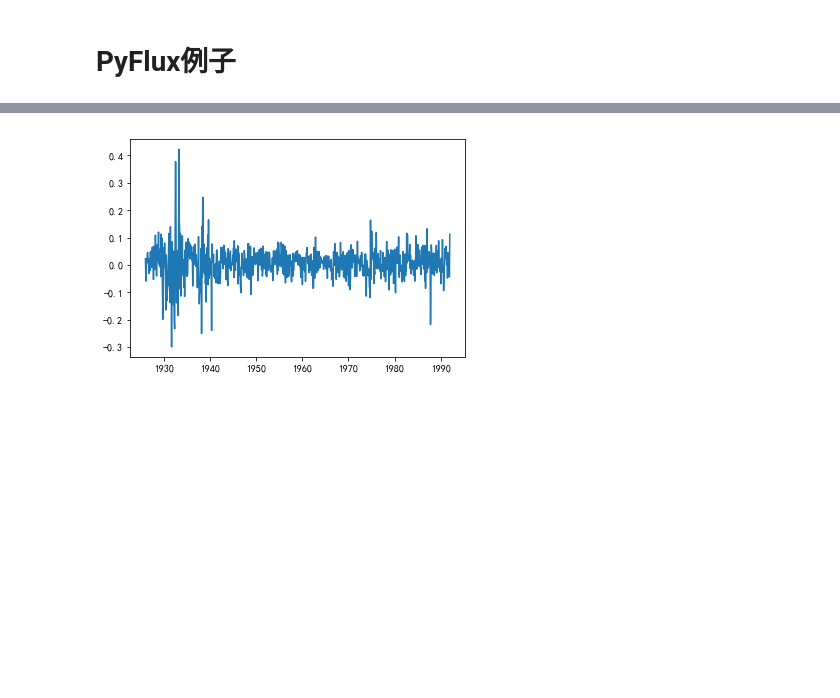
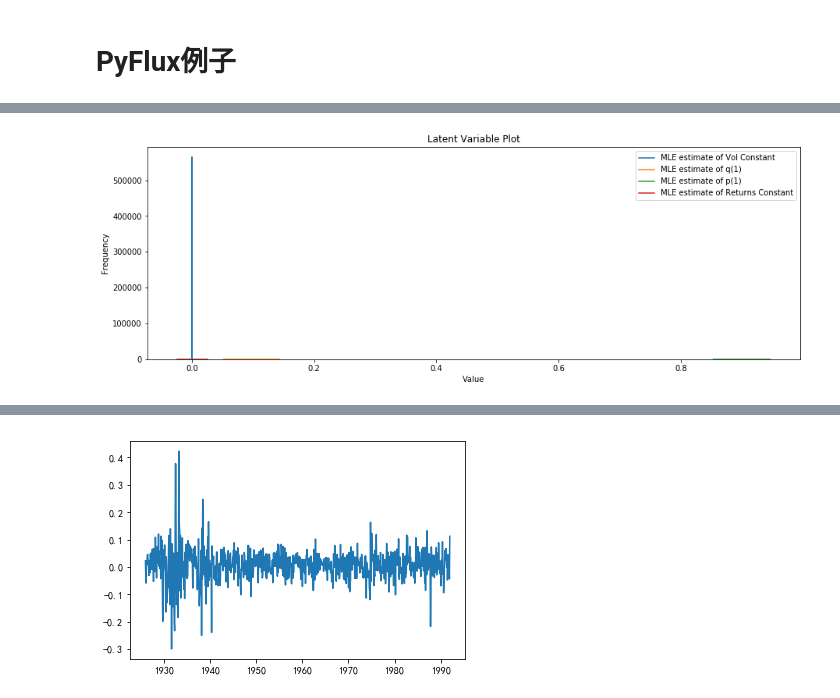
Before and after one commit to apmfifty/statistics, a Jupyter notebook: 应用时间序列分析/ARCH模型-demo.ipynb, the cells around one changed output, grey strips where cells are left out. Saved outputs shown, nothing was run; the diff lists cells and outputs as text; code cells hidden in the pictures; blank space fills up the shorter version.

```diff
--- a/应用时间序列分析/ARCH模型-demo.ipynb
+++ b/应用时间序列分析/ARCH模型-demo.ipynb
@@ -352,0 +342,4 @@ download(tickers, start=None, end=None, as_panel=False, group_by='column', auto_
+# %%
+model.plot_z(figsize=(15,5))
+# %% [output]
+[figure, added]
```
Also changed, not shown: parts of 6 cells of this notebook, 2 other files.
